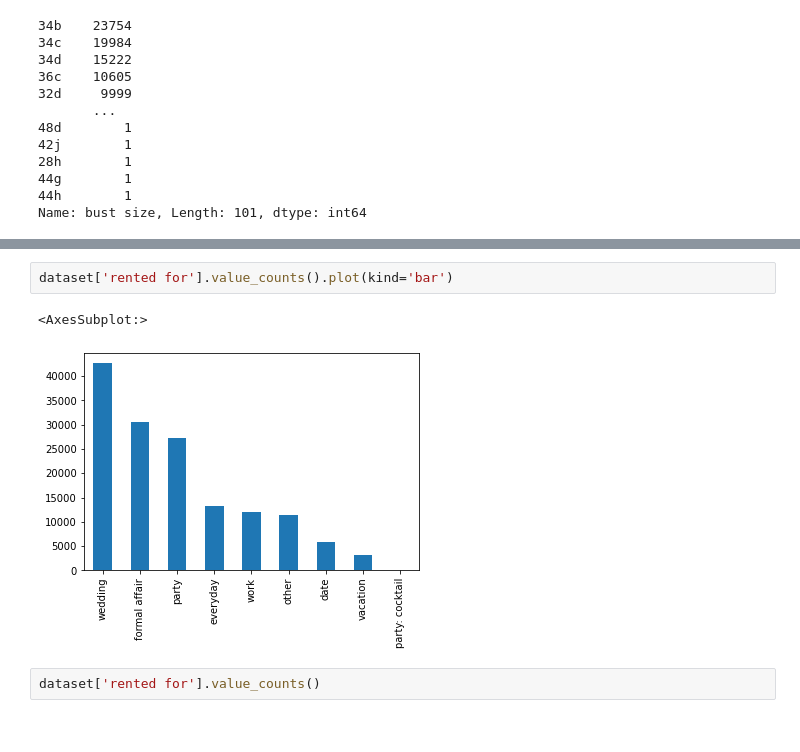
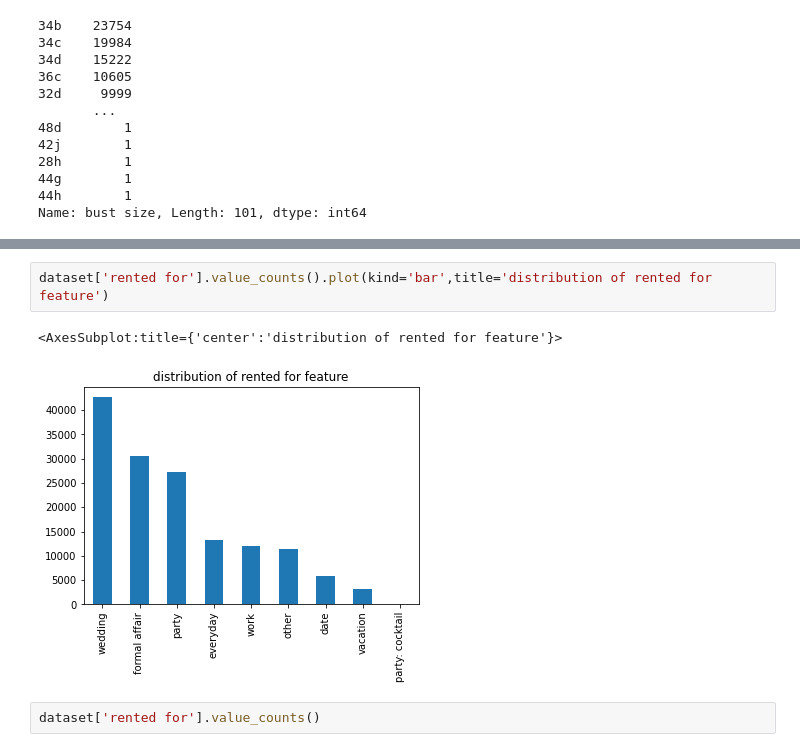
Before and after one commit to nidhidhamnani/cse-258-project, a Jupyter notebook: exploratory_analysis_of_data.ipynb, the cells around one changed output, grey strips where cells are left out. Saved outputs shown, nothing was run; the diff lists cells and outputs as text.

```diff
--- a/exploratory_analysis_of_data.ipynb
+++ b/exploratory_analysis_of_data.ipynb
@@ -75,9 +81,9 @@ ph[0][0],ph[0][1],ph[0][2],ph[0][3],ph[0][4]
 (783.0, 2205.0, 8341.0, 40761.0, 94291.0)
 # %%
-dataset['rented for'].value_counts().plot(kind='bar')
+dataset['rented for'].value_counts().plot(kind='bar',title='distribution of rented for feature')
 # %% [output]
-<AxesSubplot:>
+<AxesSubplot:title={'center':'distribution of rented for feature'}>
-[figure, old version]
+[figure, new version]
 # %%
 dataset['rented for'].value_counts()
 # %% [output]
```
Also changed, not shown: parts of 13 cells of this notebook, 1 other file.
